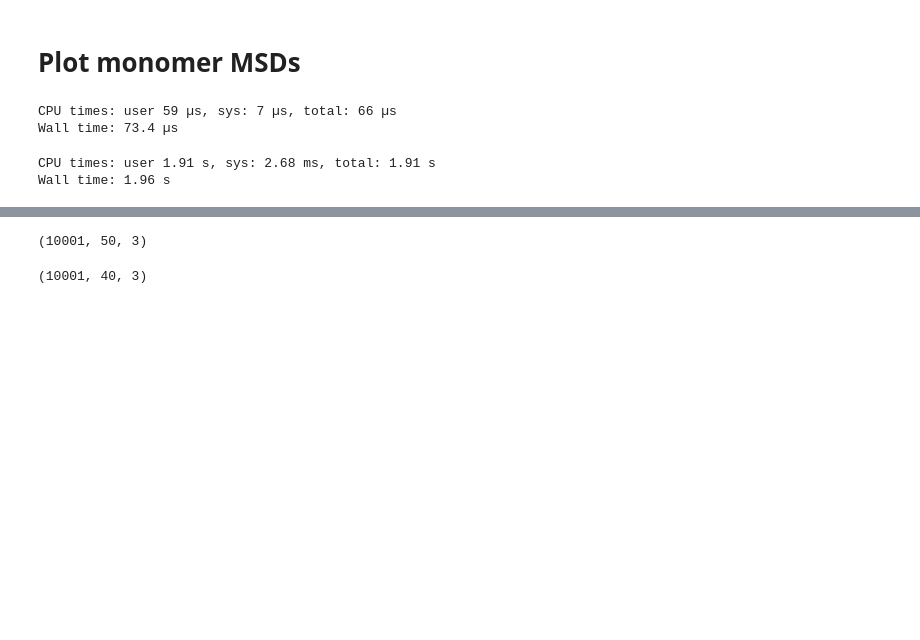
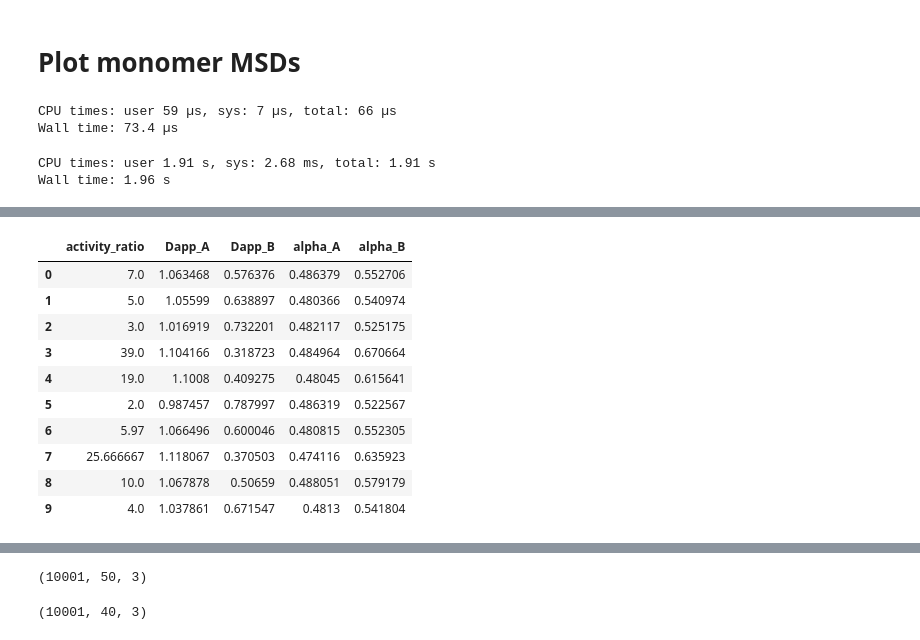
Before and after one commit to kannandeepti/polychrom, a Jupyter notebook: notebooks/simulation_analysis.ipynb, the cells around one changed output, grey strips where cells are left out. Cells and saved outputs as stored; diff of their text form; code cells hidden in the pictures; blank space fills up the shorter version.

```diff
--- a/notebooks/simulation_analysis.ipynb
+++ b/notebooks/simulation_analysis.ipynb
@@ -515,0 +561,39 @@ df
+# %%
+def compute_alphas_Dapps_from_msds(datapath):
+    datapath = Path(datapath)
+    bigdf = pd.DataFrame(columns=['activity_ratio', 'Dapp_A', 'Dapp_B', 'alpha_A', 'alpha_B'])
+    for file in datapath.glob('ens_ave_active_inactive_msds_blobel2021*'):
+        act_ratio = float(str(file.name).split('_')[-1][:-6])
+        df = pd.read_csv(file)
+        #active
+        times = df['Time'].values
+        res1 = scipy.stats.linregress(np.log10(times[(times > 10) & (times < 200)]),
+                            np.log10(df['active_MSD'][(times > 10) & (times < 200)]))
+        alpha_A = res1.slope
+        b1 = res1.intercept
+        #inactive
+        res2 = scipy.stats.linregress(np.log10(times[(times > 10) & (times < 200)]),
+                                    np.log10(df['inactive_MSD'][(times > 10) & (times < 200)]))
+        alpha_B = res2.slope
+        b2 = res2.intercept
+        bigdf = bigdf.append({'activity_ratio' : act_ratio,
+                           'Dapp_A' : np.exp(b1),
+                           'Dapp_B' : np.exp(b2),
+                           'alpha_A' : alpha_A,
+                           'alpha_B' : alpha_B
+                           }, ignore_index=True)
+    return bigdf
+
+bigdf = compute_alphas_Dapps_from_msds('/net/levsha/share/deepti/data')
+# %% [output]
+|  | activity_ratio | Dapp_A | Dapp_B | alpha_A | alpha_B |
+| 0 | 7.0 | 1.063468 | 0.576376 | 0.486379 | 0.552706 |
+| 1 | 5.0 | 1.05599 | 0.638897 | 0.480366 | 0.540974 |
+| 2 | 3.0 | 1.016919 | 0.732201 | 0.482117 | 0.525175 |
+| 3 | 39.0 | 1.104166 | 0.318723 | 0.484964 | 0.670664 |
+| 4 | 19.0 | 1.1008 | 0.409275 | 0.48045 | 0.615641 |
+| 5 | 2.0 | 0.987457 | 0.787997 | 0.486319 | 0.522567 |
+| 6 | 5.97 | 1.066496 | 0.600046 | 0.480815 | 0.552305 |
+| 7 | 25.666667 | 1.118067 | 0.370503 | 0.474116 | 0.635923 |
+| 8 | 10.0 | 1.067878 | 0.50659 | 0.488051 | 0.579179 |
+| 9 | 4.0 | 1.037861 | 0.671547 | 0.4813 | 0.541804 |
```
Also changed, not shown: parts of 14 cells of this notebook, 1 other file.
